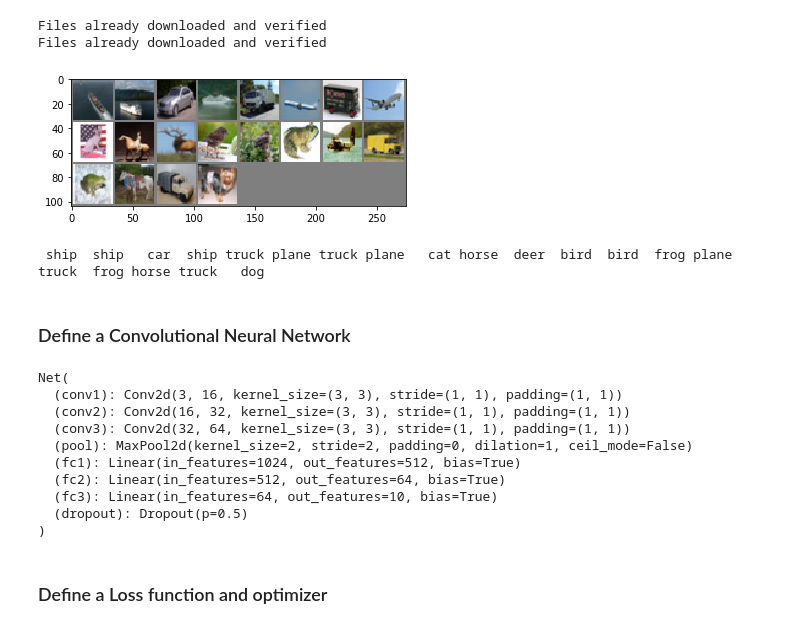
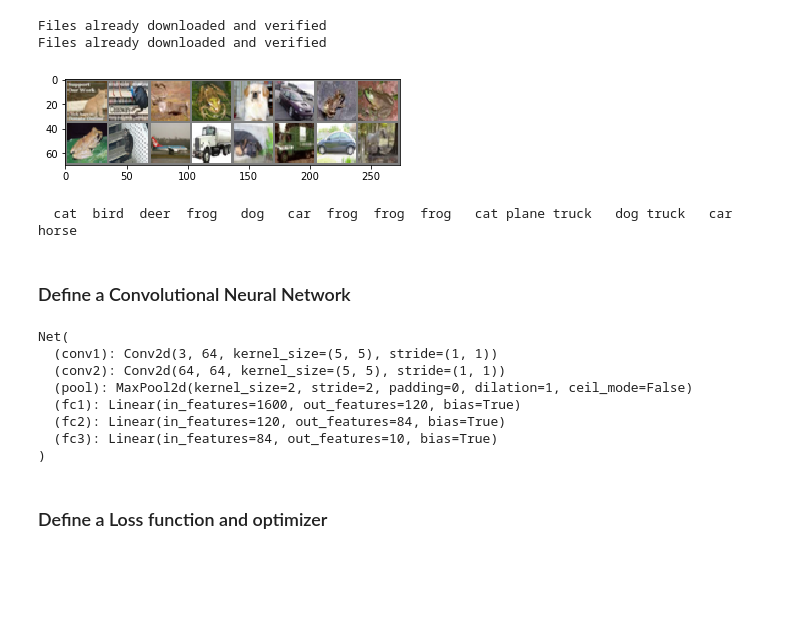
Before and after one commit to kevin-kr/pytorch, a Jupyter notebook: 04. Convolutional Neural Nets.ipynb, the cells around one changed output. Cells and saved outputs as stored; diff of their text form; code cells hidden in the pictures; blank space fills up the shorter version.

```diff
--- a/04. Convolutional Neural Nets.ipynb
+++ b/04. Convolutional Neural Nets.ipynb
@@ -64,18 +67,18 @@ Files already downloaded and verified
 # %%
 def imshow(image):
     image = image / 2 + .5
     np_image = image.numpy()
     plt.imshow(np.transpose(np_image, (1, 2, 0)))
     plt.show()
 
 # batch, labels
-# images, labels = iter(trainloader).next()
-# imshow(torchvision.utils.make_grid(images))
+data, target = iter(trainloader).next()
+imshow(torchvision.utils.make_grid(data[0:16]))
 
-# print(' '.join('%5s' % classes[labels[i]] for i in range(batch_size)))
+print(' '.join('%5s' % classes[target[i]] for i in range(16)))
 # %% [output]
-[figure, old version]
+[figure, new version]
- ship  ship   car  ship truck plane truck plane   cat horse  deer  bird  bird  frog plane truck  frog horse truck   dog
+  cat  bird  deer  frog   dog   car  frog  frog  frog   cat plane truck   dog truck   car horse
 # %% [markdown]
 ### Define a Convolutional Neural Network
 # %%
@@ -85,44 +88,40 @@ import torch.nn.functional as F
 class Net(nn.Module):
     def __init__(self):
         super(Net, self).__init__()
-        self.conv1 = nn.Conv2d(3, 16, 3, padding=1)
-        self.conv2 = nn.Conv2d(16, 32, 3, padding=1)
-        self.conv3 = nn.Conv2d(32, 64, 3, padding=1)
+        self.conv1 = nn.Conv2d(3, 64, 5)
+        self.conv2 = nn.Conv2d(64, 64, 5)
 
         self.pool = nn.MaxPool2d(2, 2)
 
-        self.fc1 = nn.Linear(64 * 4 * 4, 512)
-        self.fc2 = nn.Linear(512, 64)
-        self.fc3 = nn.Linear(64, 10)
+        self.fc1 = nn.Linear(64 * 5 * 5, 120)
+        self.fc2 = nn.Linear(120, 84)
+        self.fc3 = nn.Linear(84, 10)
 
-        self.dropout = nn.Dropout(p=.5)
 
     def forward(self, x):
         x = self.pool(F.relu(self.conv1(x)))
         x = self.pool(F.relu(self.conv2(x)))
-        x = self.pool(F.relu(self.conv3(x)))
 
         # flattening
-        x = x.view(-1, 64 * 4 * 4)
+        x = x.view(-1, 64 * 5 * 5)
 
-        x = self.dropout(F.relu(self.fc1(x)))
-        x = self.dropout(F.relu(self.fc2(x)))
+        x = F.relu(self.fc1(x))
+        x = F.relu(self.fc2(x))
         x = self.fc3(x)
 
         return x
 
-model = Net()
+model = Net().cuda()
+
 print(model)
 # %% [output]
 Net(
-  (conv1): Conv2d(3, 16, kernel_size=(3, 3), stride=(1, 1), padding=(1, 1))
-  (conv2): Conv2d(16, 32, kernel_size=(3, 3), stride=(1, 1), padding=(1, 1))
-  (conv3): Conv2d(32, 64, kernel_size=(3, 3), stride=(1, 1), padding=(1, 1))
+  (conv1): Conv2d(3, 64, kernel_size=(5, 5), stride=(1, 1))
+  (conv2): Conv2d(64, 64, kernel_size=(5, 5), stride=(1, 1))
   (pool): MaxPool2d(kernel_size=2, stride=2, padding=0, dilation=1, ceil_mode=False)
-  (fc1): Linear(in_features=1024, out_features=512, bias=True)
-  (fc2): Linear(in_features=512, out_features=64, bias=True)
-  (fc3): Linear(in_features=64, out_features=10, bias=True)
-  (dropout): Dropout(p=0.5)
+  (fc1): Linear(in_features=1600, out_features=120, bias=True)
+  (fc2): Linear(in_features=120, out_features=84, bias=True)
+  (fc3): Linear(in_features=84, out_features=10, bias=True)
 )
 # %% [markdown]
 ### Define a Loss function and optimizer
```
Also changed, not shown: parts of 8 cells of this notebook.
